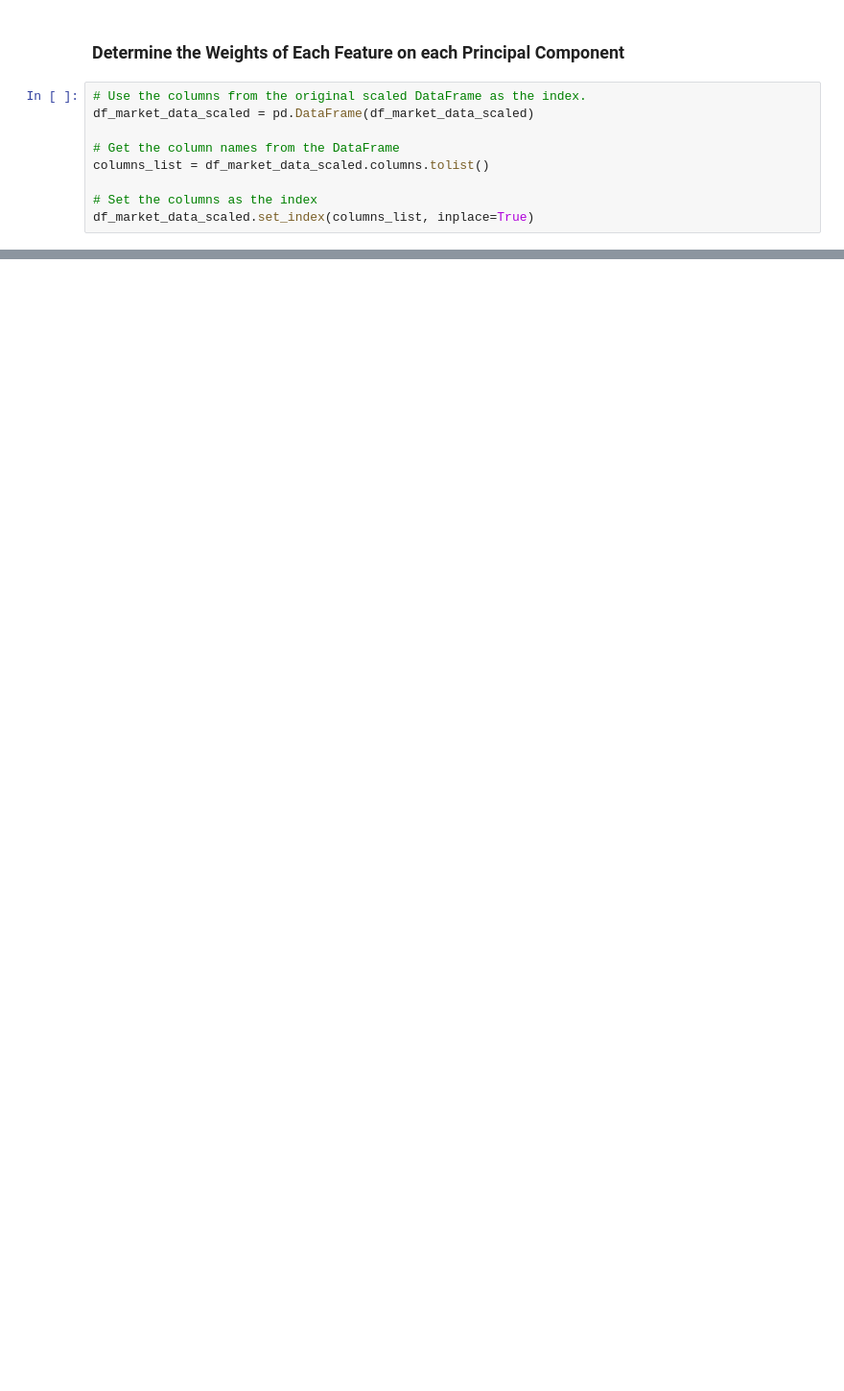
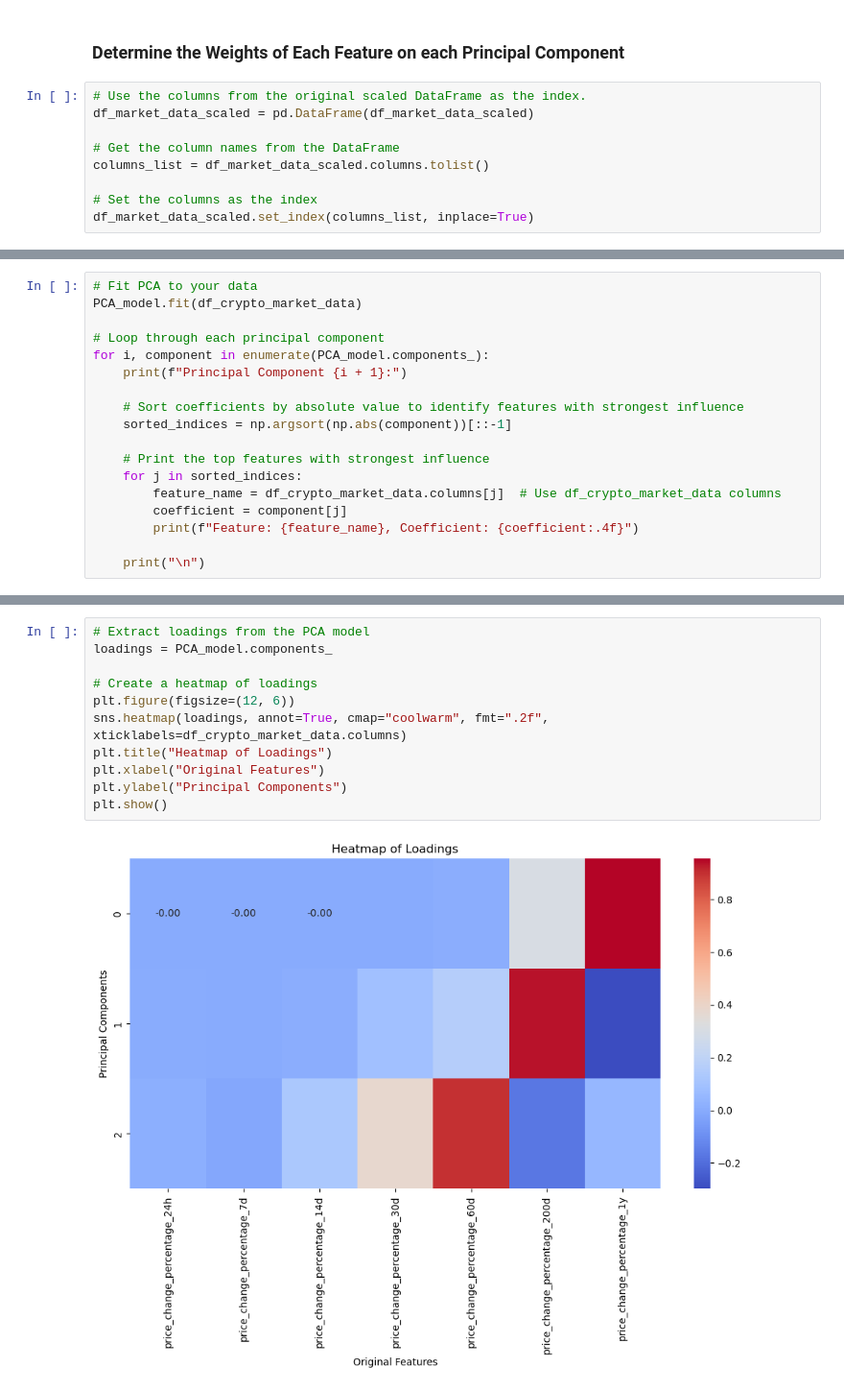
Before and after one commit to shawnakumar/CryptoClustering, a Jupyter notebook: Crypto_Clustering_starter_code.ipynb, the cells around one changed output, grey strips where cells are left out. Shown: that part at 96% size. Saved outputs shown, nothing was run; the diff lists cells and outputs as text; blank space fills up the shorter version.

```diff
--- a/Crypto_Clustering_starter_code.ipynb
+++ b/Crypto_Clustering_starter_code.ipynb
@@ -451,3 +453,21 @@ df_crypto_market_data.head(10)
 | cardano | 0.00322 | 13.99302 | 5.55476 | 10.10553 | ... |
 | litecoin | -0.06341 | 6.60221 | 7.28931 | 1.21662 | ... |
 | bitcoin-cash-sv | 0.92530 | 3.29641 | -1.86656 | 2.88926 | ... |
+# %%
+# Fit PCA to your data
+PCA_model.fit(df_crypto_market_data)
+
+# Loop through each principal component
+for i, component in enumerate(PCA_model.components_):
+    print(f"Principal Component {i + 1}:")
+
+    # Sort coefficients by absolute value to identify features with strongest influence
+    sorted_indices = np.argsort(np.abs(component))[::-1]
+
+    # Print the top features with strongest influence
+    for j in sorted_indices:
+        feature_name = df_crypto_market_data.columns[j]  # Use df_crypto_market_data columns
+        coefficient = component[j]
+        print(f"Feature: {feature_name}, Coefficient: {coefficient:.4f}")
+
+    print("\n")
@@ -453,0 +492,13 @@ df_crypto_market_data.head(10)
+# %%
+# Extract loadings from the PCA model
+loadings = PCA_model.components_
+
+# Create a heatmap of loadings
+plt.figure(figsize=(12, 6))
+sns.heatmap(loadings, annot=True, cmap="coolwarm", fmt=".2f", xticklabels=df_crypto_market_data.columns)
+plt.title("Heatmap of Loadings")
+plt.xlabel("Original Features")
+plt.ylabel("Principal Components")
+plt.show()
+# %% [output]
+[figure, added]
```
Also changed, not shown: parts of 5 cells of this notebook.
